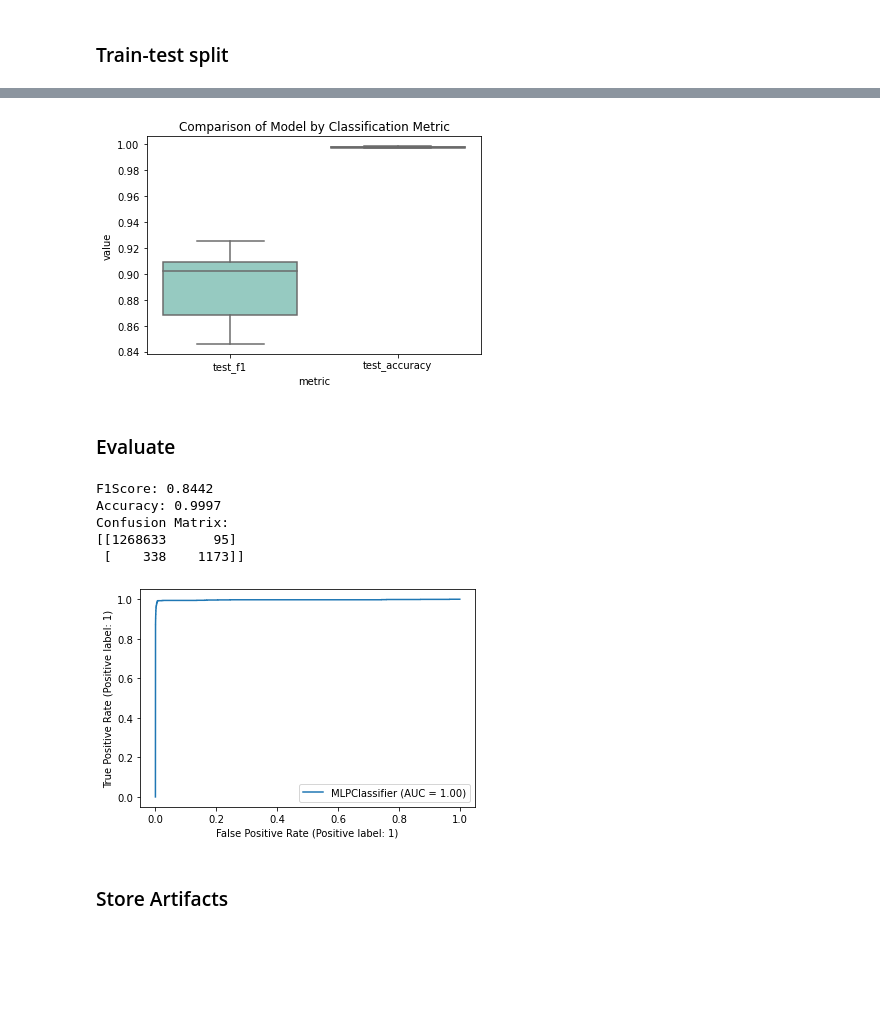
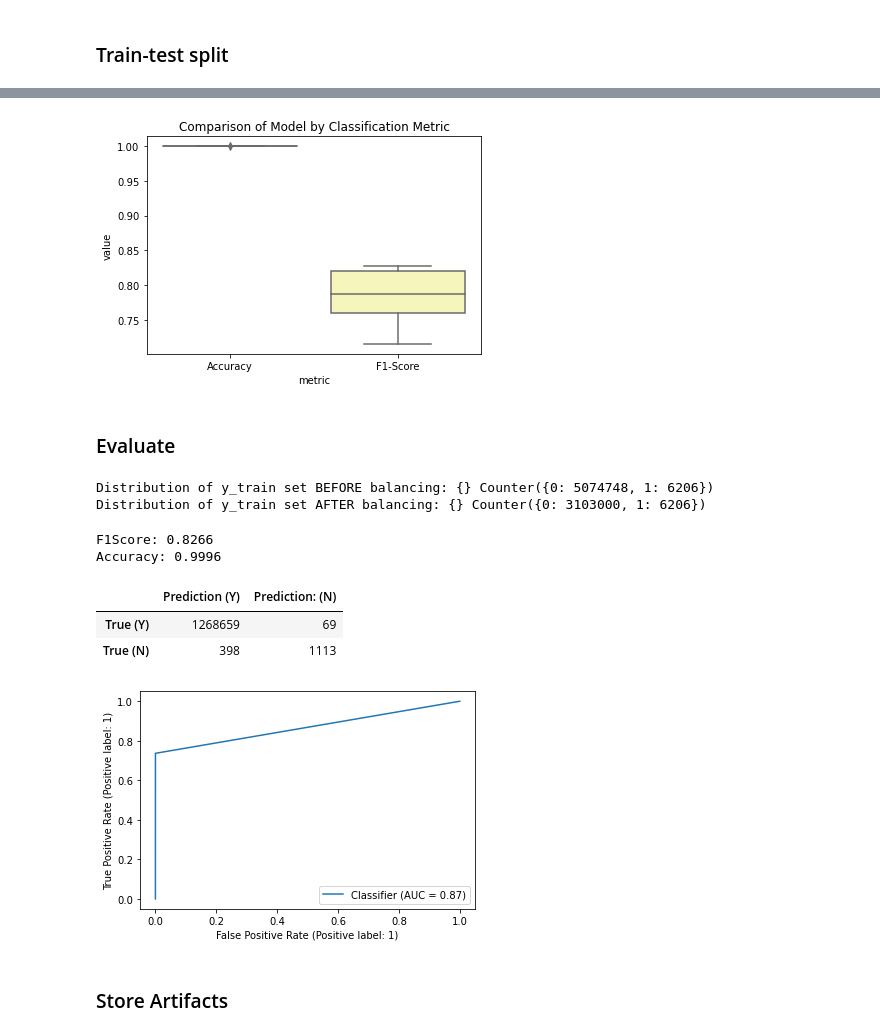
Before and after one commit to GabrielSandoval/plentina, a Jupyter notebook: notebooks/Train.ipynb, the cells around one changed output, grey strips where cells are left out. Saved outputs shown, nothing was run; the diff lists cells and outputs as text; code cells hidden in the pictures; blank space fills up the shorter version.

Commit message:
Fix data-leak on cross validation

```diff
--- a/notebooks/Train.ipynb
+++ b/notebooks/Train.ipynb
@@ -144,9 +119,0 @@ Distribution of y_train set AFTER over and under sampling: {} Counter({0: 507474
-# %%
-from sklearn.model_selection import KFold, cross_validate
-
-kfold = KFold(n_splits=10, shuffle=True)
-model = MLPClassifier(hidden_layer_sizes=(8,16,16,8), max_iter=50, alpha=1e-5, solver='adam')
-scores = cross_validate(model, X_train_over, y_train_over, cv=kfold, scoring=['f1', 'accuracy'])
-model = model.fit(X_train_over, y_train_over)
-results = pd.DataFrame(scores)
-results
@@ -165,9 +241,9 @@ results
 # %%
-results = pd.melt(results, var_name='metric', value_vars=['test_f1', 'test_accuracy'])
-g = sns.boxplot(x="metric", y="value", data=results, palette="Set3")
+res = pd.melt(results_df, var_name='metric', value_vars=['Accuracy', 'F1-Score'])
+g = sns.boxplot(x="metric", y="value", data=res, palette="Set3")
 plt.title('Comparison of Model by Classification Metric')
 plt.show()
 # %% [output]
-[figure, old version]
+[figure, new version]
 # %% [markdown]
 ### Evaluate
@@ -173,0 +255,19 @@ plt.show()
+# %%
+# Encode types
+type_encoder = LabelEncoder()
+type_names = X_train["type"].unique()
+type_encoder.fit(type_names)
+type_encoder.classes_ = np.append(type_encoder.classes_, "<unknown>")
+X_train["type"] = type_encoder.transform(X_train["type"])
+
+# Normalize
+scaler = StandardScaler()
+X_train = scaler.fit_transform(X_train)
+
+print("Distribution of y_train set BEFORE balancing: {}", Counter(y_train))
+under = RandomUnderSampler(sampling_strategy=0.002)
+X_train, y_train = under.fit_resample(X_train, y_train)
+print("Distribution of y_train set AFTER balancing: {}", Counter(y_train))
+# %% [output]
+Distribution of y_train set BEFORE balancing: {} Counter({0: 5074748, 1: 6206})
+Distribution of y_train set AFTER balancing: {} Counter({0: 3103000, 1: 6206})
@@ -185,19 +289,20 @@ cm = confusion_matrix(y_test,predictions)
 
 print("F1Score: {}".format(f1score))
 print("Accuracy: {}".format(accuracy))
-print("Confusion Matrix:\n{}".format(cm))
-print()
+
+cmtx = pd.DataFrame(cm, index=['True (Y)', 'True (N)'], columns=['Prediction (Y)', 'Prediction: (N)'])
+cmtx
 # %% [output]
-F1Score: 0.8442
-Accuracy: 0.9997
-Confusion Matrix:
-[[1268633      95]
- [    338    1173]]
+F1Score: 0.8266
+Accuracy: 0.9996
+|  | Prediction (Y) | Prediction: (N) |
+| True (Y) | 1268659 | 69 |
+| True (N) | 398 | 1113 |
 # %%
-plot_roc_curve(model, X_test, y_test)
+RocCurveDisplay.from_predictions(y_test, predictions)
 plt.show()
 # %% [output]
-[figure, old version]
+[figure, new version]
 # %% [markdown]
 ### Store Artifacts
 # %%
```
Also changed, not shown: parts of 18 cells of this notebook, 6 other files.
